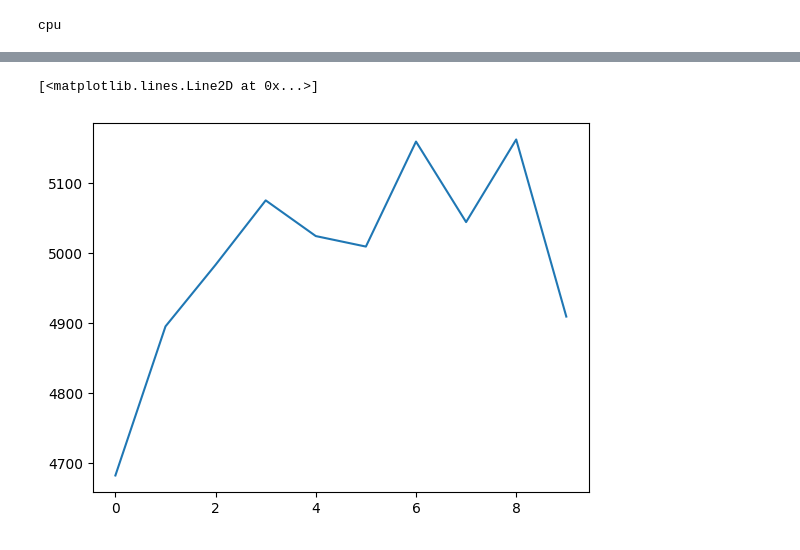
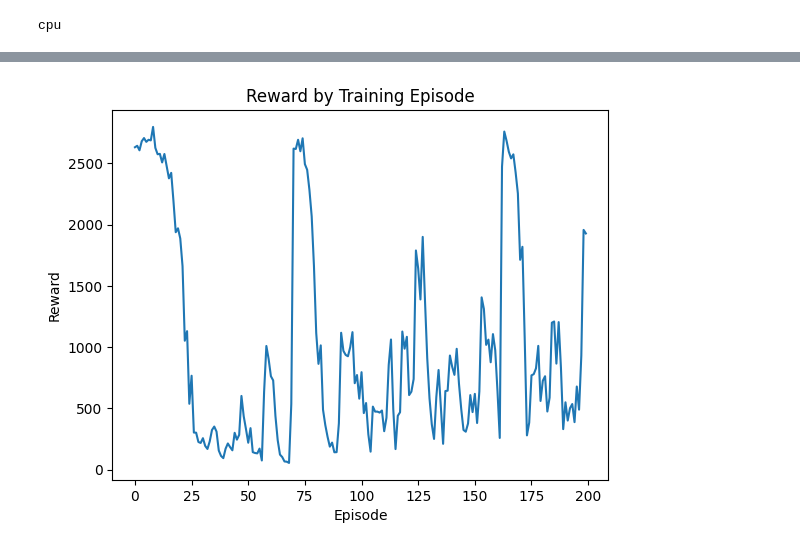
Before and after one commit to gnguralnick/social_reinforcement_learning, a Jupyter notebook: notebooks/exp_q_simple.ipynb, the cells around one changed output, grey strips where cells are left out. Saved outputs shown, nothing was run; the diff lists cells and outputs as text; code cells hidden in the pictures.

```diff
--- a/notebooks/exp_q_simple.ipynb
+++ b/notebooks/exp_q_simple.ipynb
@@ -25,5 +24,6 @@ verbose_episode = 1999
 # %%
-num_episodes = 10
+num_episodes = 200
+verbose_episode = num_episodes - 1
 max_steps_per_episode = 1000
 state_dim = 4
 action_dim = 2
@@ -49,6 +56,18 @@ agentCoordinator = CentralizedQAgent(device=device,
                                      num_agents=num_agents,
                                      action_size=action_dim,
                                      state_dim=state_dim,
+                                     lr=lr,
+                                     gamma=gamma,
+                                     epsilon=epsilon,
+                                     epsilon_decay=epsilon_decay,
+                                     epsilon_min=epsilon_min,
+                                     batch_size=batch_size,
+                                     q_layers=[
+                                         (state_dim, 64),
+                                         (64, 32),
+                                         (32, 32),
+                                         (32, action_dim * num_agents)
+                                     ],
                                      verbose=False)
 # %%
 ending_ep_rewards = []
@@ -69,19 +88,21 @@ for episode in range(num_episodes):
     f.write(f"========= Episode {episode} =========\n")
 
     states, info = env.reset()
-    states = np.concatenate(list(states.values()), axis=0)
+    #states = np.concatenate(list(states.values()), axis=0)
+    state = states[agent_ids[0]]
 
     print(f"info: {info}")
     f.write(f"info: {info}\n")
 
     for step in tqdm(range(max_steps_per_episode)):
-        actions_list = agentCoordinator.act(states)[0]
+        actions_list = agentCoordinator.act(state)[0]
         actions = {agent_id: actions_list[i] for i, agent_id in enumerate(agent_ids)}
         next_states, rewards, dones, _, info = env.step(actions)
-        next_states = np.concatenate(list(next_states.values()), axis=0)
+        #next_states = np.concatenate(list(next_states.values()), axis=0)
+        next_state = next_states[agent_ids[0]]
         reward = sum(rewards.values())
         #reward_graph.append(reward)
-        agentCoordinator.step(states, actions_list, reward, next_states)
+        agentCoordinator.step(state, actions_list, reward, next_state)
 
         if episode > verbose_episode:
             print(f"========= Step {step} =========")
@@ -89,23 +110,28 @@ for episode in range(num_episodes):
             f.write(f"========= Step {step} =========\n")
             f.write(f"info: {info}\n")
 
-        states = next_states
+        state = next_state
 
         if dones["__all__"]:
             break
 
-    print(f"ending info: {info}")
+    ending_reward = info["total_apple_consumed"]
+
+    print(f"ending reward: {ending_reward}")
     #print(f"reward graph: {reward_graph}")
     print(f"========= End of Episode {episode} =========")
 
-    f.write(f"ending info: {info}\n")
+    f.write(f"ending reward: {ending_reward}\n")
     #f.write(f"reward graph: {reward_graph}\n")
     f.write(f"========= End of Episode {episode} =========\n")
 
-    ending_reward = info["total_apple_consumed"]
-
     ending_ep_rewards.append(ending_reward)
 
+    if ending_reward > 5000 and ending_ep_rewards[-2] > 5000 and agentCoordinator.epsilon < 0.1:
+        break
+
+
+
 torch.save(agentCoordinator.q_network.state_dict(), "results/q_simple_" + str(test_id) + "/q_network.pt")
 # %% [output]
 ========= Episode 0 =========
@@ -198,11 +296,10 @@ ending info: {'total_apple_consumed': 5038, 'step_apple_consumed': 8, 'apple': a
 # %%
 import matplotlib.pyplot as plt
 # %%
-plt.title("Reward by Episode")
+plt.title("Reward by Training Episode")
 plt.xlabel("Episode")
 plt.ylabel("Reward")
 plt.plot(ending_ep_rewards)
 plt.show()
 # %% [output]
-[<matplotlib.lines.Line2D at 0x...>]
-[figure, old version]
+[figure, new version]
```
Also changed, not shown: parts of 9 cells of this notebook, 7 other files.
